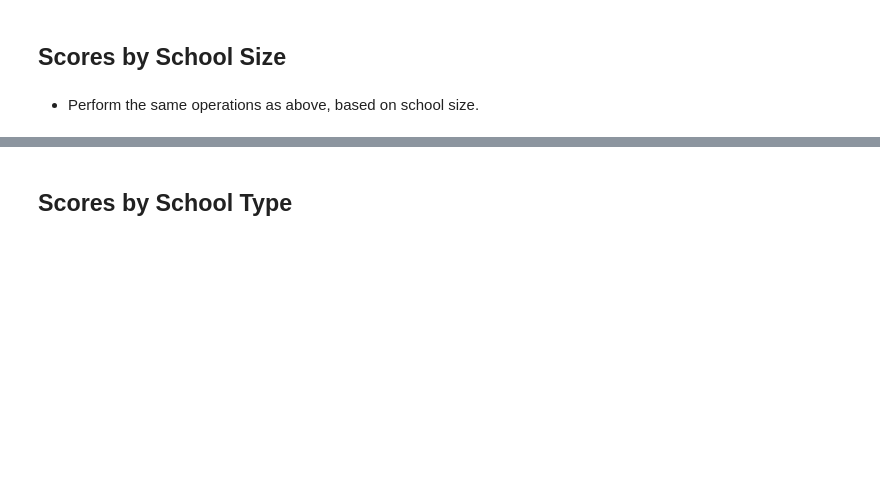
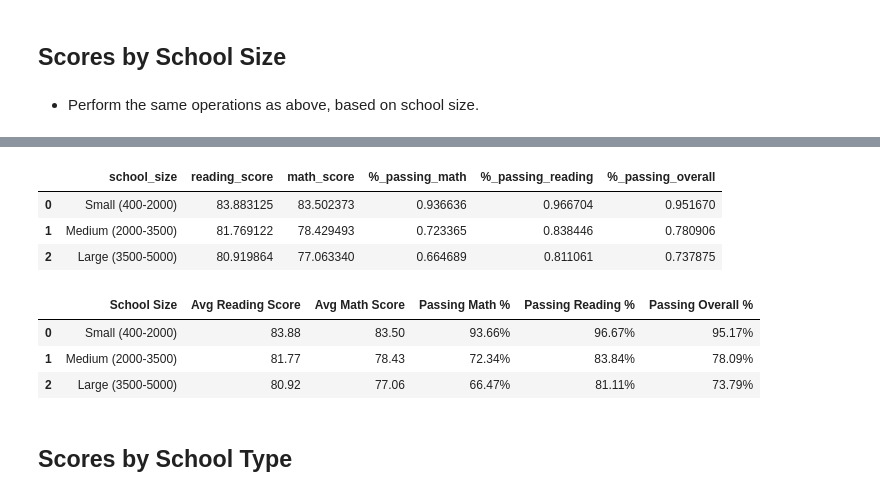
Before and after one commit to timhulak/academy_of_py, a Jupyter notebook: PyCitySchool.ipynb, the cells around one changed output, grey strips where cells are left out. Drawn from its saved outputs; the diff is of its cells as text; code cells hidden in the pictures; blank space fills up the shorter version.

```diff
--- a/PyCitySchool.ipynb
+++ b/PyCitySchool.ipynb
@@ -511,3 +534,54 @@ group_names = ["Small (<1000)", "Medium (1000-2000)", "Large (2000-5000)"]
+# %%
+#Perform the groupby and return the data as groups based on the bin labels.  The index is also reset.
+school_size_grouped = school_spending_grouped_df_2.groupby(['school_size'], as_index = False).agg(size_calculation)
+
+#Define a new column that is the spending per student based on the data in the new grouped dataframe.
+school_size_grouped['spending_per_student'] = school_size_grouped['budget'] / school_size_grouped['size']
+
+#Define a new column that calcualtes the percetage of students who pass math.
+school_size_grouped['%_passing_math'] = school_size_grouped['passing_math'] / school_size_grouped['size']
+
+#Define a new column that calcualtes the percetage of students who pass reading.
+school_size_grouped['%_passing_reading'] = school_size_grouped['passing_reading'] / school_size_grouped['size']
+
+#Define a new column that calcualtes the percetage of students who pass math or reading.
+school_size_grouped['%_passing_overall'] = (school_size_grouped['%_passing_math'] + school_size_grouped['%_passing_reading']) / 2
+
+school_size_grouped.drop(['passing_reading', 'passing_math','budget','size','spending_per_student'], axis = 1, inplace = True)
+
+#Return the new dataframe.
+school_size_grouped
+# %% [output]
+|  | school_size | reading_score | math_score | %_passing_math | %_passing_reading | %_passing_overall |
+| 0 | Small (400-2000) | 83.883125 | 83.502373 | 0.936636 | 0.966704 | 0.951670 |
+| 1 | Medium (2000-3500) | 81.769122 | 78.429493 | 0.723365 | 0.838446 | 0.780906 |
+| 2 | Large (3500-5000) | 80.919864 | 77.063340 | 0.664689 | 0.811061 | 0.737875 |
+# %%
+#Clean up column names
+#rename the merged DataFrame columns
+scores_by_school_size = school_size_grouped.rename(columns=
+                                                 {"school_size":"School Size",
+                                                  "reading_score" :"Avg Reading Score",
+                                                  "math_score":"Avg Math Score",
+                                                  "%_passing_math":"Passing Math %",
+                                                  "%_passing_reading":"Passing Reading %",
+                                                  "%_passing_overall":"Passing Overall %"
+})
+
+#Format Columns
+scores_by_school_size["Avg Reading Score"] = round(scores_by_school_size["Avg Reading Score"], 2)
+scores_by_school_size["Avg Math Score"] = round(scores_by_school_size["Avg Math Score"], 2)
+scores_by_school_size["Passing Math %"] = scores_by_school_size["Passing Math %"].map("{:.2%}".format)
+scores_by_school_size["Passing Reading %"] = scores_by_school_size["Passing Reading %"].map("{:.2%}".format)
+scores_by_school_size["Passing Overall %"] = scores_by_school_size["Passing Overall %"].map("{:.2%}".format)
+
+#View
+scores_by_school_size
+# %% [output]
+|  | School Size | Avg Reading Score | Avg Math Score | Passing Math % | Passing Reading % | Passing Overall % |
+| 0 | Small (400-2000) | 83.88 | 83.50 | 93.66% | 96.67% | 95.17% |
+| 1 | Medium (2000-3500) | 81.77 | 78.43 | 72.34% | 83.84% | 78.09% |
+| 2 | Large (3500-5000) | 80.92 | 77.06 | 66.47% | 81.11% | 73.79% |
 # %% [markdown]
 ## Scores by School Type
 # %% [markdown]
```
Also changed, not shown: parts of 7 cells of this notebook.
